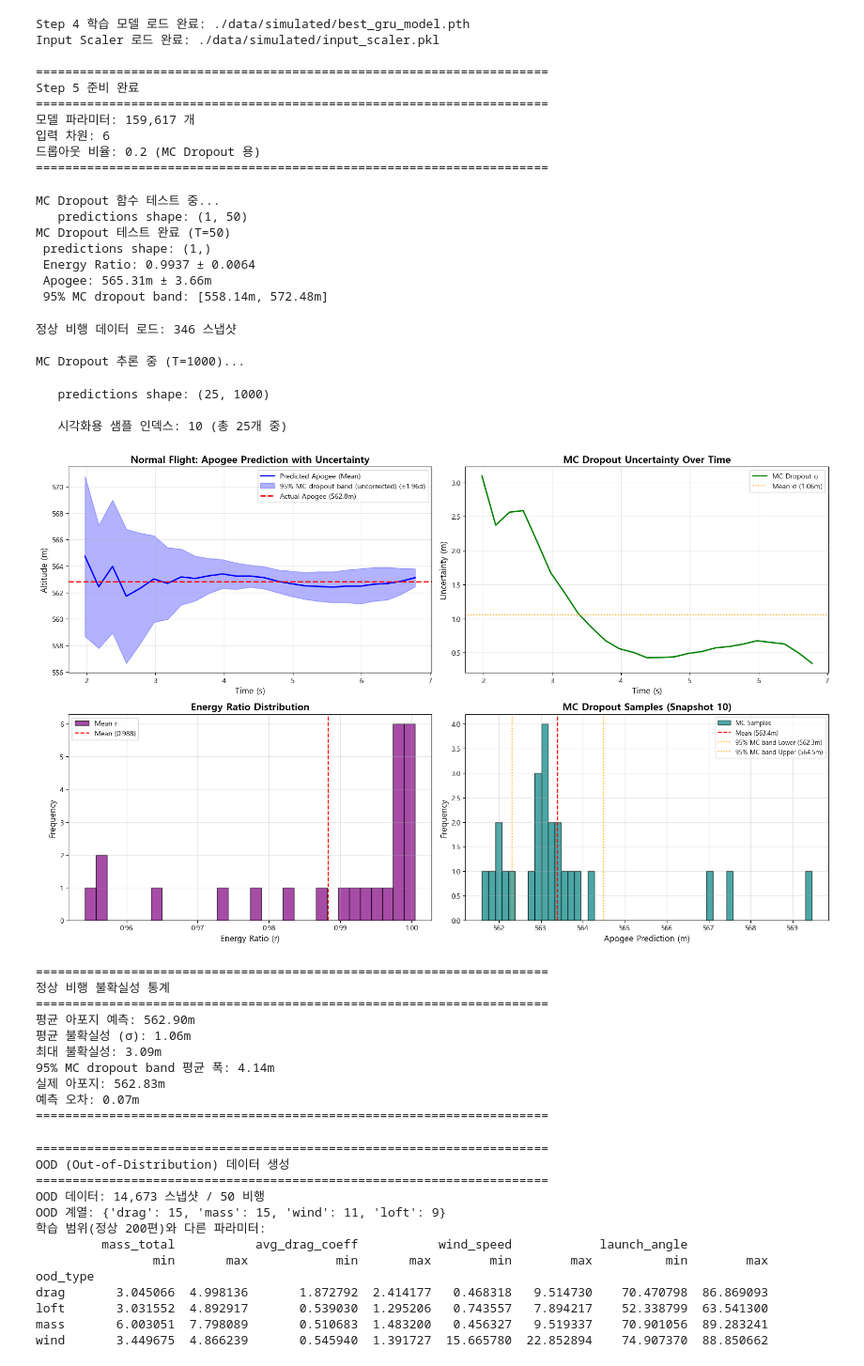
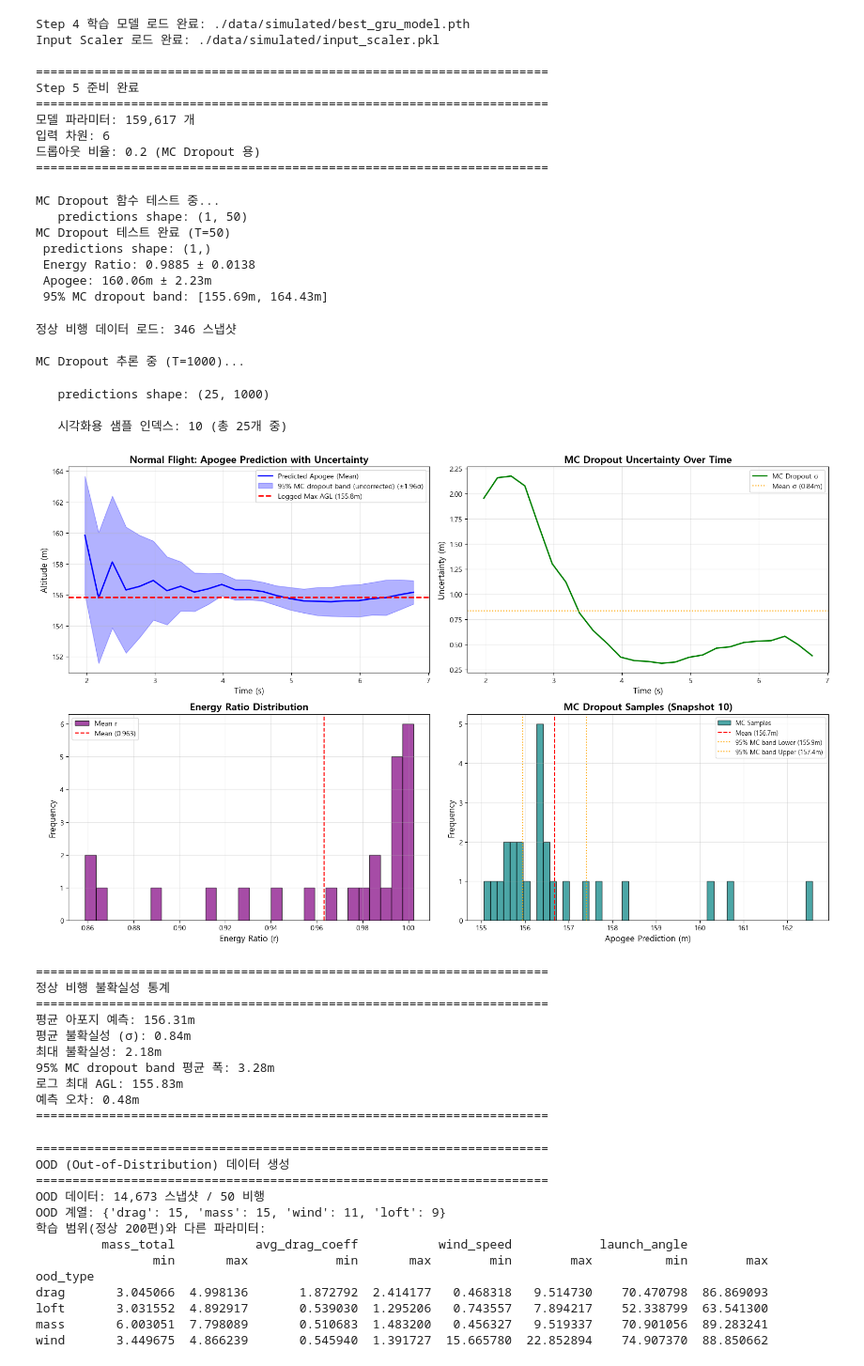
Before and after one commit to postech-psi/psintelligence, a Jupyter notebook: step5-UQ.ipynb, the cells around one changed output. Shown at 94% size. Saved outputs shown, nothing was run; the diff lists cells and outputs as text; code cells hidden in the pictures.

```diff
--- a/step5-UQ.ipynb
+++ b/step5-UQ.ipynb
@@ -241,8 +241,8 @@ class GRUModel(nn.Module):
         # Fully Connected 층 통과
         output = self.fc(last_hidden)
 
-        # r = 1 + 0.2*tanh ∈ (0.8, 1.2)
-        return 1.0 + 0.2 * output.squeeze(-1), hidden
+        # r = 1 + 0.5*tanh ∈ (0.5, 1.5)
+        return 1.0 + 0.5 * output.squeeze(-1), hidden
 
     def init_hidden(self, batch_size):
         """초기 은닉 상태 생성"""
@@ -407,17 +407,29 @@ def predict_with_uncertainty(model, input_tensor, h_curr, v_z, n_samples=100):
 # 테스트: 단일 시퀀스로 불확실성 확인
 print("MC Dropout 함수 테스트 중...")
 
+def _add_relative_columns(frame):
+    """Launch-relative altitude and consistent ISA dynamic pressure."""
+    out = frame.copy()
+    pad = out.groupby('flight_id')['altitude'].transform('first')
+    out['altitude_rel'] = out['altitude'] - pad
+    out['altitude_noisy_rel'] = out['altitude_noisy'] - pad
+    rho = 1.225 * np.exp(-0.00012 * out['altitude_rel'].abs())
+    out['dynamic_pressure'] = 0.5 * rho * (out['velocity_z'] ** 2)
+    gain = (out['velocity_z'] ** 2) / (2 * 9.81)
+    denom = out['altitude_rel'] + gain
+    apogee = out.groupby('flight_id')['altitude_rel'].transform('max')
+    out['energy_ratio_rel'] = np.where(denom > 1e-6, apogee / denom.clip(lower=1e-6), np.nan)
+    return out
+
 # 테스트: 실제 정상 비행의 첫 100 스텝 윈도
 _test_df = pd.read_csv(DATA_PATH, compression='gzip')
 _test_df = _test_df[_test_df['flight_id'] == 0].reset_index(drop=True)
-if 'dynamic_pressure' not in _test_df.columns:
-    _rho = 1.225 * np.exp(-0.00012 * _test_df['altitude'].abs())
-    _test_df['dynamic_pressure'] = 0.5 * _rho * (_test_df['velocity_z'] ** 2)
+_test_df = _add_relative_columns(_test_df)
 _test_seq = scaler.transform(_test_df.iloc[:100][[
-    'altitude_noisy', 'velocity_z', 'acceleration_noisy',
+    'altitude_noisy_rel', 'velocity_z', 'acceleration_noisy',
     'tilt_angle', 'gyro_roll_noisy', 'dynamic_pressure']].values)
 test_seq = torch.FloatTensor(_test_seq).unsqueeze(0).to(device)
-test_h = torch.tensor([_test_df.iloc[99]['altitude']], dtype=torch.float32).to(device)
+test_h = torch.tensor([_test_df.iloc[99]['altitude_rel']], dtype=torch.float32).to(device)
 test_v = torch.tensor([_test_df.iloc[99]['velocity_z']], dtype=torch.float32).to(device)
 
 mean_r, std_r, mean_apogee, std_apogee, _, _ = predict_with_uncertainty(
@@ -434,9 +446,9 @@ MC Dropout 함수 테스트 중...
    predictions shape: (1, 50)
 MC Dropout 테스트 완료 (T=50)
  predictions shape: (1,)
- Energy Ratio: 0.9937 ± 0.0064
- Apogee: 565.31m ± 3.66m
- 95% MC dropout band: [558.14m, 572.48m]
+ Energy Ratio: 0.9885 ± 0.0138
+ Apogee: 160.06m ± 2.23m
+ 95% MC dropout band: [155.69m, 164.43m]
 # %%
 # ============================================================================
 # [Cell 5] 정상 비행 데이터 불확실성 시각화
@@ -444,6 +456,7 @@ MC Dropout 테스트 완료 (T=50)
 # Step 1.5 데이터에서 정상 비행 샘플 추출
 
 df = pd.read_csv(DATA_PATH, compression='gzip')
+df = _add_relative_columns(df)
 
 # 정상 비행 선택 (flight_id=0, Cd=0.9, wind=5m/s)
 normal_flight = df[df['flight_id'] == 0].reset_index(drop=True)
@@ -452,7 +465,7 @@ print(f"정상 비행 데이터 로드: {len(normal_flight)} 스냅샷")
 
 if 'dynamic_pressure' not in normal_flight.columns:
     # 공기 밀도 계산 (고도에 따른 감소)
-    rho = 1.225 * np.exp(-0.00012 * abs(normal_flight['altitude']))
+    rho = 1.225 * np.exp(-0.00012 * abs(normal_flight['altitude_rel']))
 
     # 동압 계산: q = 0.5 * rho * v^2
     if 'velocity_z' in normal_flight.columns:
@@ -470,12 +483,12 @@ targets = []
 times = []
 
 for i in range(0, len(normal_flight) - WINDOW_SIZE + 1, 10):
-    seq = normal_flight.iloc[i:i+WINDOW_SIZE][['altitude_noisy', 'velocity_z', 'acceleration_noisy',
+    seq = normal_flight.iloc[i:i+WINDOW_SIZE][['altitude_noisy_rel', 'velocity_z', 'acceleration_noisy',
                                                 'tilt_angle', 'gyro_roll_noisy', 'dynamic_pressure']].values
     # Scaler 로 정규화
     seq_scaled = scaler.transform(seq)
     sequences.append(seq_scaled)
-    targets.append(normal_flight.iloc[i+WINDOW_SIZE-1]['energy_ratio'])
+    targets.append(normal_flight.iloc[i+WINDOW_SIZE-1]['energy_ratio_rel'])
     times.append(normal_flight.iloc[i+WINDOW_SIZE-1]['time'])
 
 sequences = torch.FloatTensor(sequences).to(device)
@@ -483,7 +496,7 @@ targets = np.array(targets)
 times = np.array(times)
 
 # 현재 고도/속도 추출 (마지막 타임스텝)
-h_curr = torch.FloatTensor(normal_flight.iloc[WINDOW_SIZE-1::10]['altitude'].values).to(device)
+h_curr = torch.FloatTensor(normal_flight.iloc[WINDOW_SIZE-1::10]['altitude_rel'].values).to(device)
 v_z = torch.FloatTensor(normal_flight.iloc[WINDOW_SIZE-1::10]['velocity_z'].values).to(device)
 
 # MC Dropout 추론 (T=1000)
@@ -498,7 +511,7 @@ lower_bound = mean_apogee - z_score * std_apogee
 upper_bound = mean_apogee + z_score * std_apogee
 
 # 실제 아포지
-actual_apogee = normal_flight['altitude'].max()
+actual_apogee = normal_flight['altitude_rel'].max()
 
 # 시각화
 fig, axes = plt.subplots(2, 2, figsize=(16, 10))
@@ -509,7 +522,7 @@ ax1.plot(times, mean_apogee, 'b-', linewidth=2, label='Predicted Apogee (Mean)')
 ax1.fill_between(times, lower_bound, upper_bound, alpha=0.3, color='blue',
                  label=f'95% MC dropout band (uncorrected) (±{z_score}σ)')
 ax1.axhline(y=actual_apogee, color='red', linestyle='--', linewidth=2,
-            label=f'Actual Apogee ({actual_apogee:.1f}m)')
+            label=f'Logged Max AGL ({actual_apogee:.1f}m)')
 ax1.set_xlabel('Time (s)', fontsize=12)
 ax1.set_ylabel('Altitude (m)', fontsize=12)
 ax1.set_title('Normal Flight: Apogee Prediction with Uncertainty', fontsize=14, fontweight='bold')
@@ -550,44 +563,44 @@ ax4.axvline(x=lower_bound[sample_idx], color='orange', linestyle=':',
             label=f'95% MC band Lower ({lower_bound[sample_idx]:.1f}m)')
 ax4.axvline(x=upper_bound[sample_idx], color='orange', linestyle=':',
             label=f'95% MC band Upper ({upper_bound[sample_idx]:.1f}m)')
 ax4.set_xlabel('Apogee Prediction (m)', fontsize=12)
 ax4.set_ylabel('Frequency', fontsize=12)
 ax4.set_title(f'MC Dropout Samples (Snapshot {sample_idx})', fontsize=14, fontweight='bold')
 ax4.legend(fontsize=9)
 ax4.grid(True, alpha=0.3)
 
 plt.tight_layout()
 plt.savefig('./data/simulated/normal_flight_uncertainty.png', dpi=150, bbox_inches='tight')
 plt.show()
 
 # 통계 출력
 print("\n" + "="*70)
 print("정상 비행 불확실성 통계")
 print("="*70)
 print(f"평균 아포지 예측: {np.mean(mean_apogee):.2f}m")
 print(f"평균 불확실성 (σ): {np.mean(std_apogee):.2f}m")
 print(f"최대 불확실성: {np.max(std_apogee):.2f}m")
 print(f"95% MC dropout band 평균 폭: {2 * z_score * np.mean(std_apogee):.2f}m")
-print(f"실제 아포지: {actual_apogee:.2f}m")
+print(f"로그 최대 AGL: {actual_apogee:.2f}m")
 print(f"예측 오차: {abs(np.mean(mean_apogee) - actual_apogee):.2f}m")
 print("="*70)
 # %% [output]
 정상 비행 데이터 로드: 346 스냅샷
 
 MC Dropout 추론 중 (T=1000)...
    predictions shape: (25, 1000)
 
    시각화용 샘플 인덱스: 10 (총 25개 중)
-[figure, old version]
+[figure, new version]
 ======================================================================
 정상 비행 불확실성 통계
 ======================================================================
-평균 아포지 예측: 562.90m
-평균 불확실성 (σ): 1.06m
-최대 불확실성: 3.09m
-95% MC dropout band 평균 폭: 4.14m
-실제 아포지: 562.83m
-예측 오차: 0.07m
+평균 아포지 예측: 156.31m
+평균 불확실성 (σ): 0.84m
+최대 불확실성: 2.18m
+95% MC dropout band 평균 폭: 3.28m
+로그 최대 AGL: 155.83m
+예측 오차: 0.48m
 ======================================================================
 # %%
 # ============================================================================
```
Also changed, not shown: parts of 5 cells of this notebook, 22 other files.
